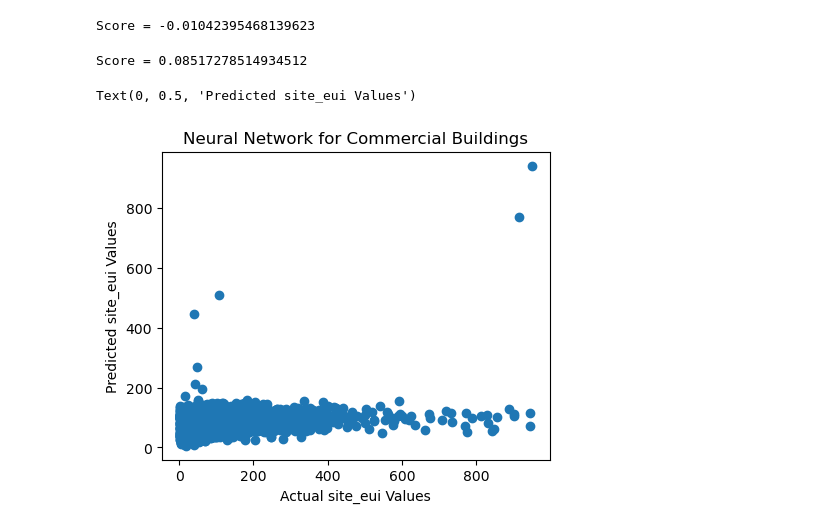
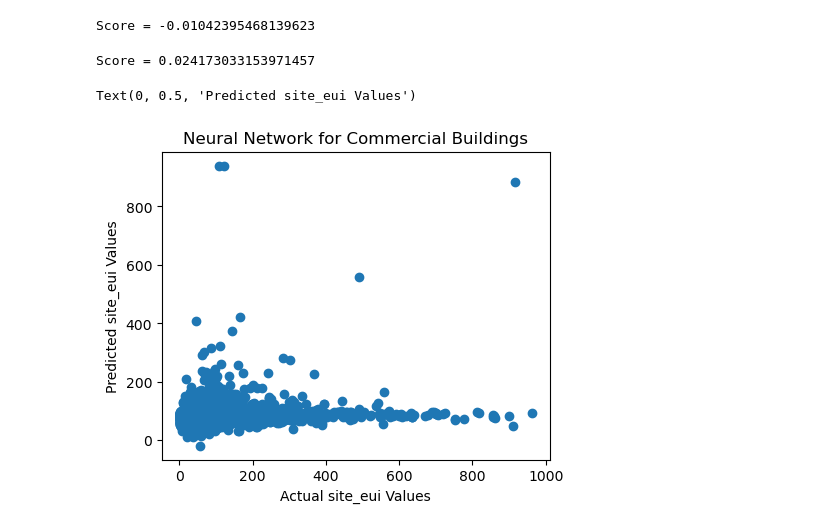
Before and after one commit to jren0/GDS-Final-Project, a Jupyter notebook: ann.ipynb, the cells around one changed output. Cells and saved outputs as stored; diff of their text form; code cells hidden in the pictures.

```diff
--- a/ann.ipynb
+++ b/ann.ipynb
@@ -85,23 +85,23 @@ X_res_train = res_train_df.drop(columns=['site_eui', 'id'])
 # %%
 ### ANN ON COMMERCIAL BUILDINGS ###
 X_train, X_test, y_train, y_test = train_test_split(X_com_train, y_com_train, test_size=0.3)
 
-mlp = MLPRegressor(hidden_layer_sizes = (60,60,60,60), activation = 'relu', max_iter=6000)
+mlp = MLPRegressor(hidden_layer_sizes = (60,60,60,60,60), activation = 'relu', max_iter=6000)
 mlp = mlp.fit(X_train, np.ravel(y_train))
 
 y_pred = mlp.predict(X_test)
 score = mlp.score(X_test, y_test)
 print("Score =", score)
 
 plt.figure(figsize=(5,4))
 plt.scatter(y_test,y_pred)
 plt.title("Neural Network for Commercial Buildings")
 plt.xlabel("Actual site_eui Values")
 plt.ylabel("Predicted site_eui Values")
 # %% [output]
-Score = 0.08517278514934512
+Score = 0.024173033153971457
 Text(0, 0.5, 'Predicted site_eui Values')
-[figure, old version]
+[figure, new version]
 # %%
 ### ANN ON RESIDENTIAL BUILDINGS ###
 X_train, X_test, y_train, y_test = train_test_split(X_res_train, y_res_train, test_size=0.3)
```
Also changed, not shown: parts of 1 cell of this notebook, 1 other file.
